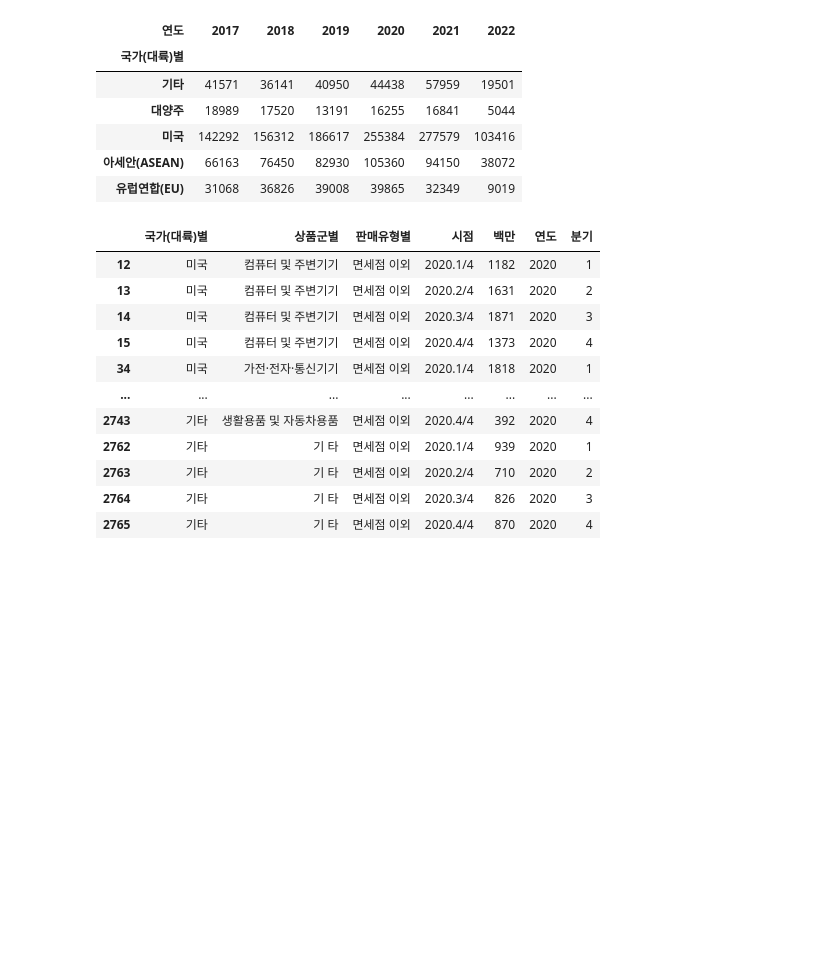
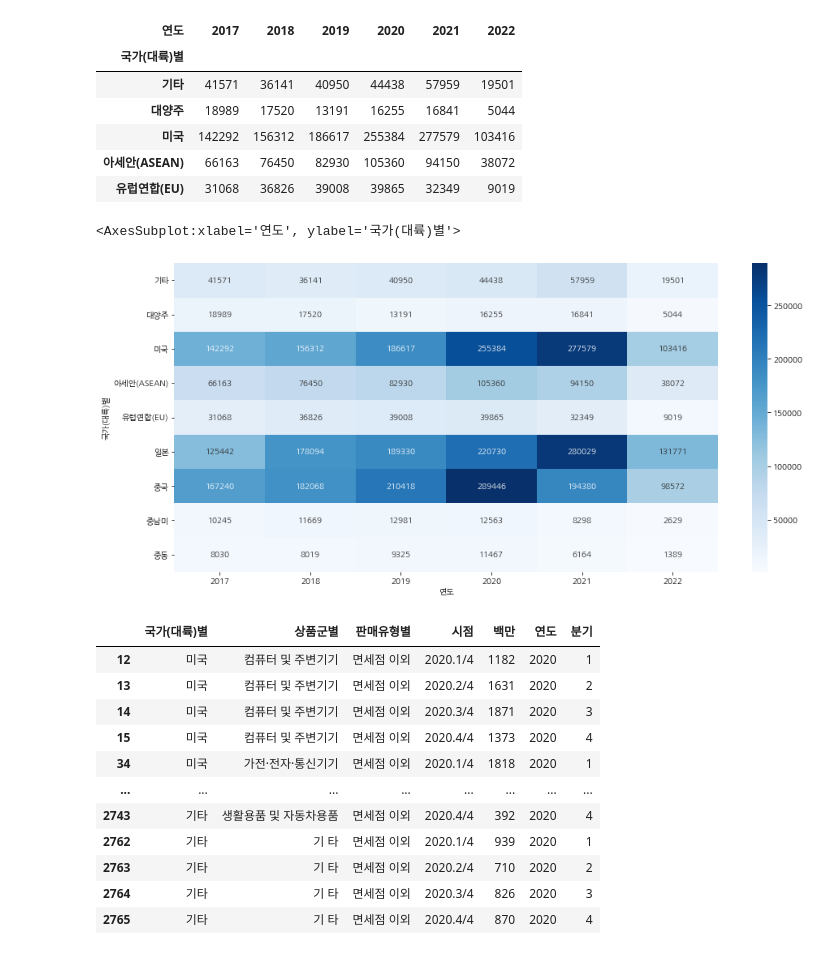
Before and after one commit to JaewooJason/Boostcourse, a Jupyter notebook: Week 4 Mission.ipynb, the cells around one changed output. Drawn from its saved outputs; the diff is of its cells as text; code cells hidden in the pictures; blank space fills up the shorter version.

```diff
--- a/Week 4 Mission.ipynb
+++ b/Week 4 Mission.ipynb
@@ -110,6 +110,13 @@ df2.head()
 | 미국 | 142292 | 156312 | 186617 | 255384 | 277579 | 103416 |
 | 아세안(ASEAN) | 66163 | 76450 | 82930 | 105360 | 94150 | 38072 |
 | 유럽연합(EU) | 31068 | 36826 | 39008 | 39865 | 32349 | 9019 |
+# %%
+# heatmap을 통한 간단한 시각화
+plt.figure(figsize=(15, 7))
+sns.heatmap(df2, cmap="Blues", annot=True, fmt=".0f")
+# %% [output]
+<AxesSubplot:xlabel='연도', ylabel='국가(대륙)별'>
+[figure, added]
 # %%
 # Q3
 df3 = df[df['연도'] == 2020]
```
